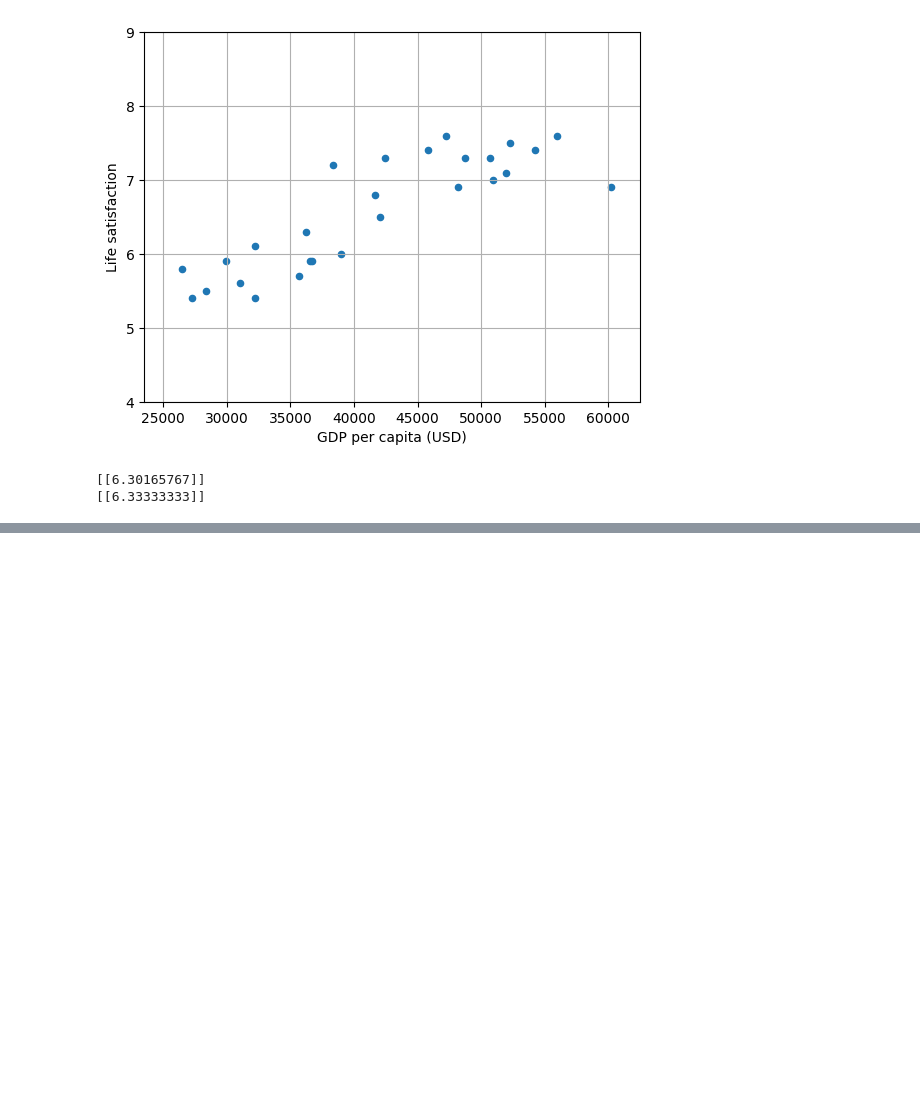
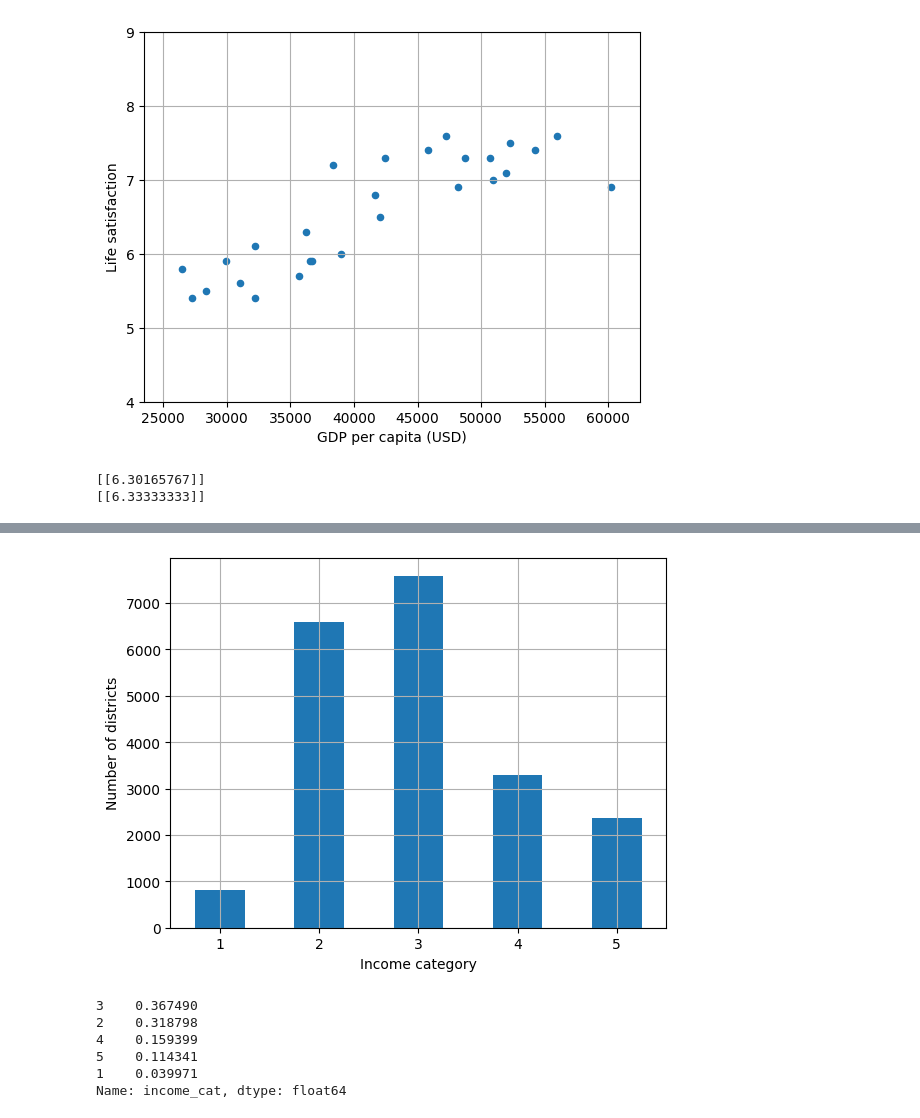
Before and after one commit to XiekangZhang/everything_about_python, a Jupyter notebook: hands_on_ML/Hands_On_ML.ipynb, the cells around one changed output, grey strips where cells are left out. Cells and saved outputs as stored; diff of their text form; code cells hidden in the pictures; blank space fills up the shorter version.

```diff
--- a/hands_on_ML/Hands_On_ML.ipynb
+++ b/hands_on_ML/Hands_On_ML.ipynb
@@ -103,0 +210,33 @@ print(model.predict([[37_655.2]]))
+# %%
+# the test set should representate the whole data distribution
+# instead of using random splitting, you could use pd.cut() to ensure enough samples in each distribution
+housing["income_cat"] = pd.cut(housing["median_income"], bins=[0., 1.5, 3.0, 4.6, 6., np.inf], labels=[1, 2, 3, 4, 5])
+
+housing["income_cat"].value_counts().sort_index().plot.bar(rot=0, grid=True)
+plt.xlabel("Income category")
+plt.ylabel("Number of districts")
+plt.show()
+# %% [output]
+[figure, added]
+# %%
+from sklearn.model_selection import StratifiedShuffleSplit
+
+splitter = StratifiedShuffleSplit(n_splits=10, test_size=0.2, random_state=42)
+strat_splits = []
+for train_index, test_index in splitter.split(housing, housing["income_cat"]):
+  strat_train_set_n = housing.iloc[train_index]
+  strat_test_set_n = housing.iloc[test_index]
+  strat_splits.append([strat_train_set_n, strat_test_set_n])
+
+strat_train_set, strat_test_set = strat_splits[0]
+
+# one alternative to use train_test_split with stratify parameter
+strat_train_set, strat_test_set = train_test_split(housing, test_size=0.2, stratify=housing["income_cat"], random_state=42)
+strat_test_set["income_cat"].value_counts() / len(strat_test_set)
+# %% [output]
+3    0.367490
+2    0.318798
+4    0.159399
+5    0.114341
+1    0.039971
+Name: income_cat, dtype: float64
```
Also changed, not shown: parts of 14 cells of this notebook.
